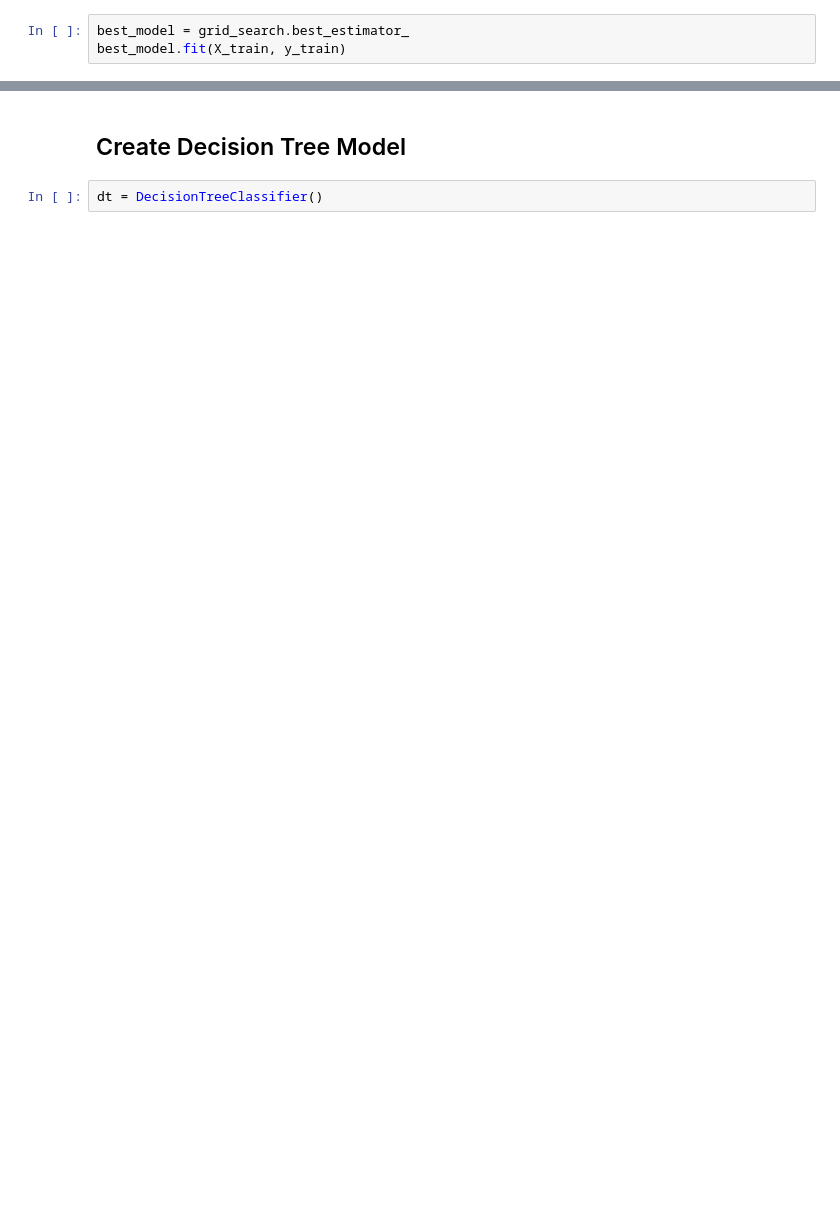
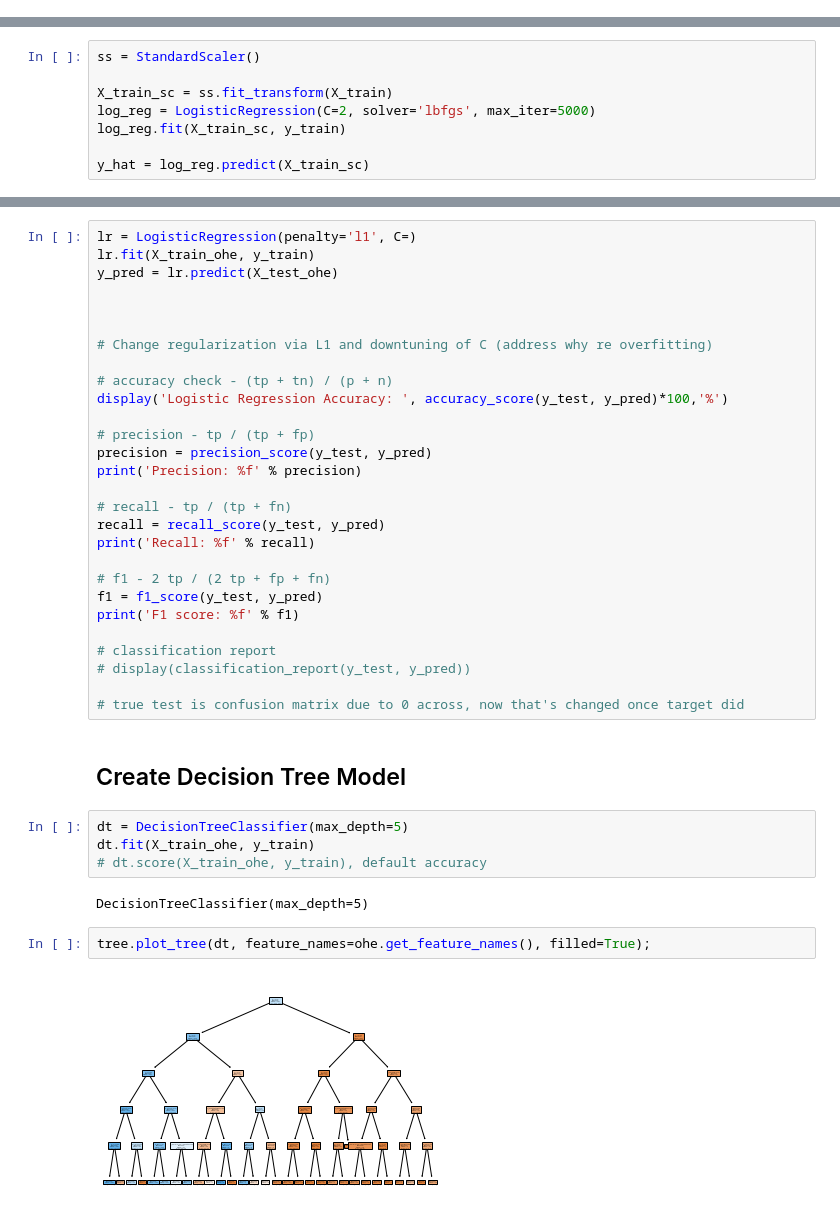
Before and after one commit to sierrafromcalifornia/Terry-Stop-Analysis-Project, a Jupyter notebook: dsc-terry-traffic-stops-working-notebook.ipynb, the cells around one changed output, grey strips where cells are left out. Cells and saved outputs as stored; diff of their text form; blank space fills up the shorter version.

```diff
--- a/dsc-terry-traffic-stops-working-notebook.ipynb
+++ b/dsc-terry-traffic-stops-working-notebook.ipynb
@@ -346,3 +265,0 @@ grid_search.best_score_
-# %%
-best_model = grid_search.best_estimator_
-best_model.fit(X_train, y_train)
@@ -350,0 +297,8 @@ best_model.score(X_test, y_test)
+# %%
+ss = StandardScaler()
+
+X_train_sc = ss.fit_transform(X_train)
+log_reg = LogisticRegression(C=2, solver='lbfgs', max_iter=5000)
+log_reg.fit(X_train_sc, y_train)
+
+y_hat = log_reg.predict(X_train_sc)
@@ -351,4 +315,40 @@ best_model.score(X_test, y_test)
+# %%
+lr = LogisticRegression(penalty='l1', C=)
+lr.fit(X_train_ohe, y_train)
+y_pred = lr.predict(X_test_ohe)
+
+
+
+# Change regularization via L1 and downtuning of C (address why re overfitting)
+
+# accuracy check - (tp + tn) / (p + n)
+display('Logistic Regression Accuracy: ', accuracy_score(y_test, y_pred)*100,'%')
+
+# precision - tp / (tp + fp)
+precision = precision_score(y_test, y_pred)
+print('Precision: %f' % precision)
+
+# recall - tp / (tp + fn)
+recall = recall_score(y_test, y_pred)
+print('Recall: %f' % recall)
+
+# f1 - 2 tp / (2 tp + fp + fn)
+f1 = f1_score(y_test, y_pred)
+print('F1 score: %f' % f1)
+
+# classification report
+# display(classification_report(y_test, y_pred))
+
+# true test is confusion matrix due to 0 across, now that's changed once target did
 # %% [markdown]
 ## Create Decision Tree Model
-# %%
-dt = DecisionTreeClassifier()
+# %%
+dt = DecisionTreeClassifier(max_depth=5)
+dt.fit(X_train_ohe, y_train)
+# dt.score(X_train_ohe, y_train), default accuracy
+# %% [output]
+DecisionTreeClassifier(max_depth=5)
+# %%
+tree.plot_tree(dt, feature_names=ohe.get_feature_names(), filled=True);
+# %% [output]
+[figure, added]
```
Also changed, not shown: parts of 50 cells of this notebook, 3 other files.
